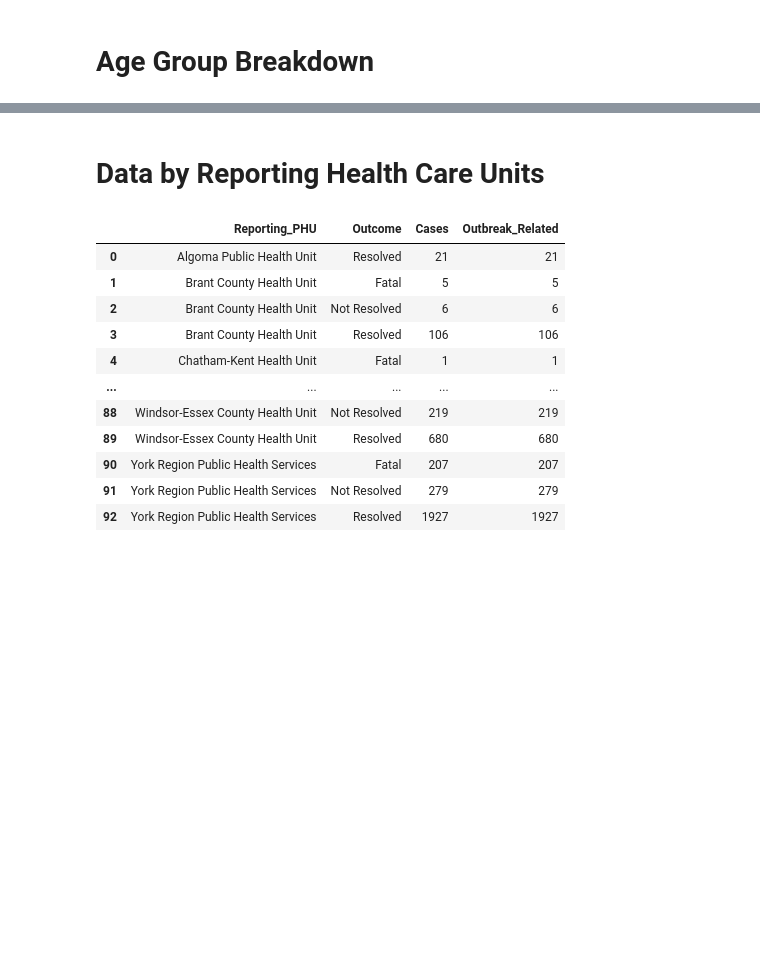
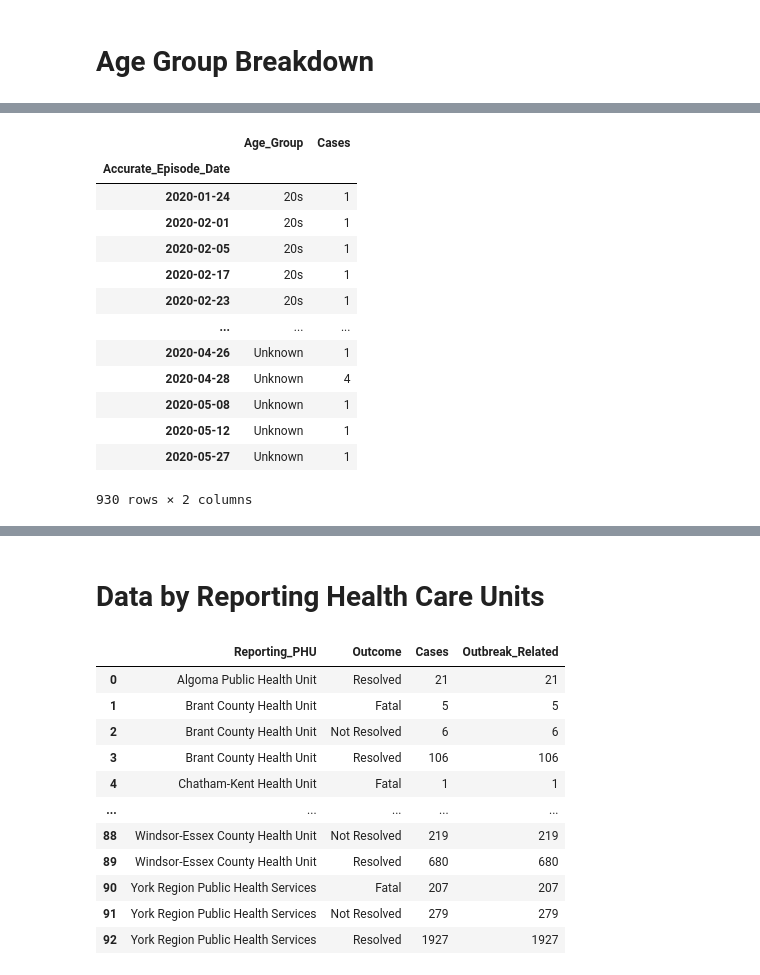
Before and after one commit to minix1234/minix1234.github.io, a Jupyter notebook: pelican/notebooks/Ontario.ipynb, the cells around one changed output, grey strips where cells are left out. Cells and saved outputs as stored; diff of their text form; code cells hidden in the pictures; blank space fills up the shorter version.

```diff
--- a/pelican/notebooks/Ontario.ipynb
+++ b/pelican/notebooks/Ontario.ipynb
@@ -31,0 +32,23 @@ dfcases#.to_csv('ontario.csv')
+# %%
+df21 = dfcases.groupby(['Age_Group','Accurate_Episode_Date']).count()
+df21 = df21.drop(columns=["Case_Reported_Date", "Test_Reported_Date", "Specimen_Date" ,"Client_Gender" ,"Case_AcquisitionInfo", "Outcome1", "Outbreak_Related", "Reporting_PHU"])
+df21 = df21.reset_index()#.to_csv('ontario.csv')
+df21 = df21.rename(columns={'Row_ID': 'Cases'})
+df21['Age_Group'] = df21['Age_Group'].astype('category')
+df21 = df21.set_index('Accurate_Episode_Date')
+df21#.dtypes#.to_csv('df21.csv')
+# %% [output]
+|  | Age_Group | Cases |
+| Accurate_Episode_Date |  |  |
+| 2020-01-24 | 20s | 1 |
+| 2020-02-01 | 20s | 1 |
+| 2020-02-05 | 20s | 1 |
+| 2020-02-17 | 20s | 1 |
+| 2020-02-23 | 20s | 1 |
+| ... | ... | ... |
+| 2020-04-26 | Unknown | 1 |
+| 2020-04-28 | Unknown | 4 |
+| 2020-05-08 | Unknown | 1 |
+| 2020-05-12 | Unknown | 1 |
+| 2020-05-27 | Unknown | 1 |
+930 rows × 2 columns
```
Also changed, not shown: parts of 4 cells of this notebook.
